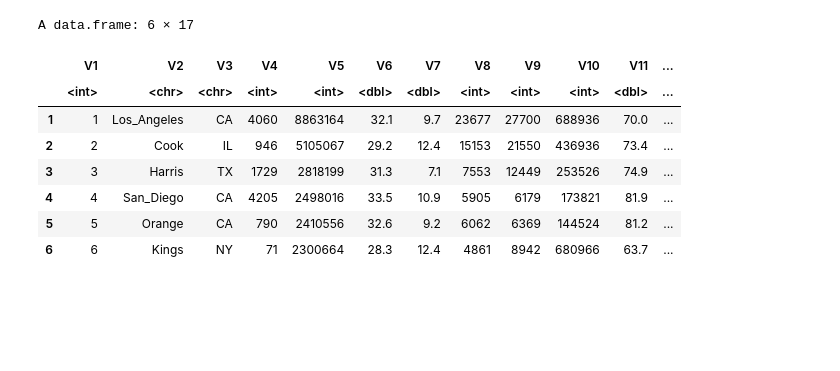
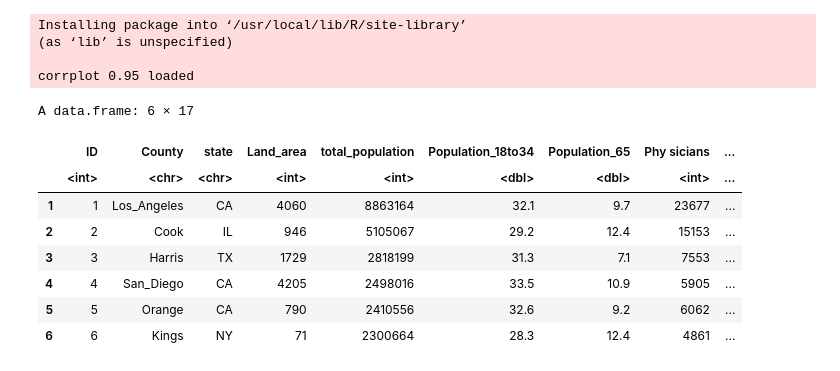
Before and after one commit to brandoncabrera707/STA_108_Regression_FinalProject, a Jupyter notebook: FinalProject_STA108.ipynb, the cells around one changed output. Drawn from its saved outputs; the diff is of its cells as text; code cells hidden in the pictures; blank space fills up the shorter version.

```diff
--- a/FinalProject_STA108.ipynb
+++ b/FinalProject_STA108.ipynb
@@ -1,16 +1,29 @@
 # %% [markdown]
 <a href="https://colab.research.google.com/github/brandoncabrera707/STA_108_Regression_FinalProject/blob/main/FinalProject_STA108.ipynb" target="_parent"><img src="https://colab.research.google.com/assets/colab-badge.svg" alt="Open In Colab"/></a>
-# %%
-Demographic <- read.table("Demographic.txt")
-
-head(Demographic)
-# %% [output]
-A data.frame: 6 × 17
-|  | V1 | V2 | V3 | V4 | V5 | V6 | V7 | V8 | V9 | V10 | V11 | ... |
-|  | <int> | <chr> | <chr> | <int> | <int> | <dbl> | <dbl> | <int> | <int> | <int> | <dbl> | ... |
-| 1 | 1 | Los_Angeles | CA | 4060 | 8863164 | 32.1 | 9.7 | 23677 | 27700 | 688936 | 70.0 | ... |
-| 2 | 2 | Cook | IL | 946 | 5105067 | 29.2 | 12.4 | 15153 | 21550 | 436936 | 73.4 | ... |
-| 3 | 3 | Harris | TX | 1729 | 2818199 | 31.3 | 7.1 | 7553 | 12449 | 253526 | 74.9 | ... |
-| 4 | 4 | San_Diego | CA | 4205 | 2498016 | 33.5 | 10.9 | 5905 | 6179 | 173821 | 81.9 | ... |
-| 5 | 5 | Orange | CA | 790 | 2410556 | 32.6 | 9.2 | 6062 | 6369 | 144524 | 81.2 | ... |
-| 6 | 6 | Kings | NY | 71 | 2300664 | 28.3 | 12.4 | 4861 | 8942 | 680966 | 63.7 | ... |
+# %%
+install.packages("corrplot")
+library(corrplot)
+# %% [output]
+Installing package into ‘/usr/local/lib/R/site-library’
+(as ‘lib’ is unspecified)
+
+corrplot 0.95 loaded
+# %%
+Demographic <- read.table("Demographic.txt")
+colnames(Demographic) <-c('ID','County','state','Land_area','total_population','Population_18to34','Population_65','Phy
+sicians','beds','Y_i','Graduate_highschool','Graduate_Bachelor','below_poverty','unemployment','capita_income','persona
+l_income','Geographic_region')
+
+attach(Demographic)
+
+head(Demographic)
+# %% [output]
+A data.frame: 6 × 17
+|  | ID | County | state | Land_area | total_population | Population_18to34 | Population_65 | Phy sicians | ... |
+|  | <int> | <chr> | <chr> | <int> | <int> | <dbl> | <dbl> | <int> | ... |
+| 1 | 1 | Los_Angeles | CA | 4060 | 8863164 | 32.1 | 9.7 | 23677 | ... |
+| 2 | 2 | Cook | IL | 946 | 5105067 | 29.2 | 12.4 | 15153 | ... |
+| 3 | 3 | Harris | TX | 1729 | 2818199 | 31.3 | 7.1 | 7553 | ... |
+| 4 | 4 | San_Diego | CA | 4205 | 2498016 | 33.5 | 10.9 | 5905 | ... |
+| 5 | 5 | Orange | CA | 790 | 2410556 | 32.6 | 9.2 | 6062 | ... |
+| 6 | 6 | Kings | NY | 71 | 2300664 | 28.3 | 12.4 | 4861 | ... |
```
Also changed, not shown: parts of 10 cells of this notebook.
